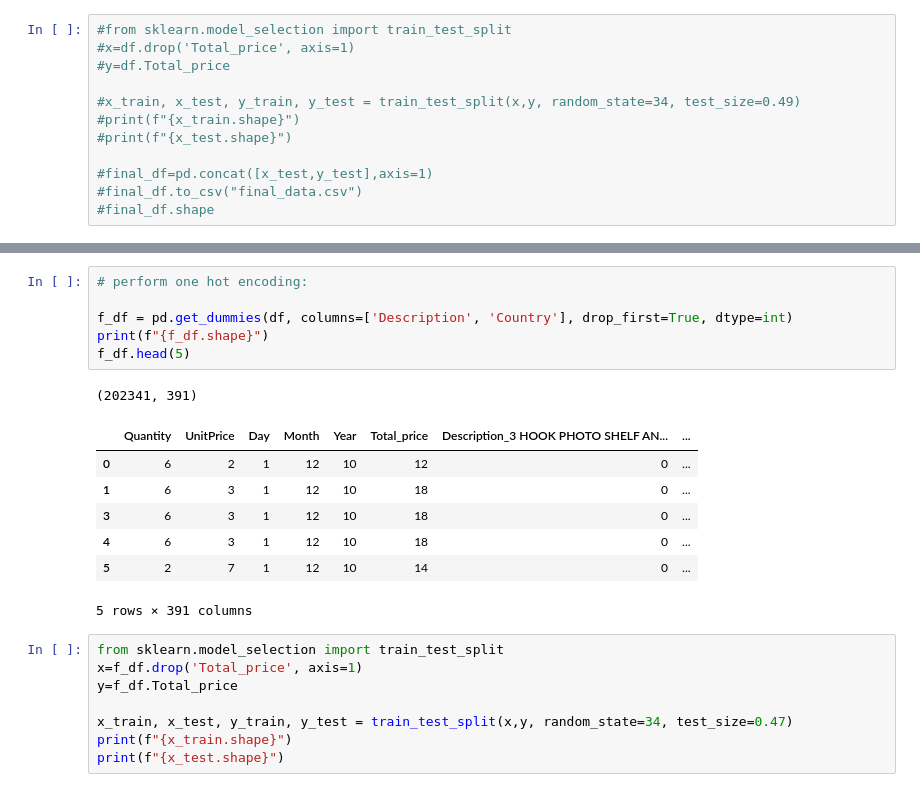
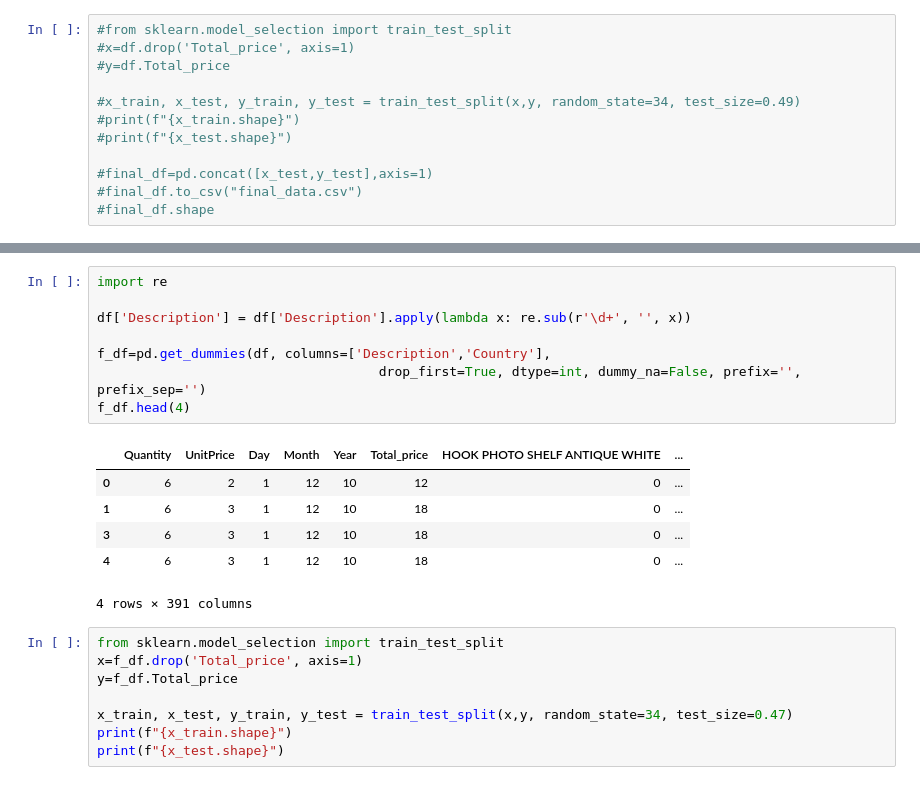
Before and after one commit to vinodkumargr/retail_transaction_pred, a Jupyter notebook: notebook_1.ipynb, the cells around one changed output, grey strips where cells are left out. Cells and saved outputs as stored; diff of their text form.

```diff
--- a/notebook_1.ipynb
+++ b/notebook_1.ipynb
@@ -396,18 +403,18 @@ df.head(5)
 # %%
-# perform one hot encoding:
+import re
 
-f_df = pd.get_dummies(df, columns=['Description', 'Country'], drop_first=True, dtype=int)
-print(f"{f_df.shape}")
-f_df.head(5)
+df['Description'] = df['Description'].apply(lambda x: re.sub(r'\d+', '', x))
+
+f_df=pd.get_dummies(df, columns=['Description','Country'],
+                                    drop_first=True, dtype=int, dummy_na=False, prefix='', prefix_sep='')
+f_df.head(4)
 # %% [output]
+|  | Quantity | UnitPrice | Day | Month | Year | Total_price | HOOK PHOTO SHELF ANTIQUE WHITE | ... |
+| 0 | 6 | 2 | 1 | 12 | 10 | 12 | 0 | ... |
+| 1 | 6 | 3 | 1 | 12 | 10 | 18 | 0 | ... |
+| 3 | 6 | 3 | 1 | 12 | 10 | 18 | 0 | ... |
+| 4 | 6 | 3 | 1 | 12 | 10 | 18 | 0 | ... |
-(202341, 391)
+4 rows × 391 columns
-|  | Quantity | UnitPrice | Day | Month | Year | Total_price | Description_3 HOOK PHOTO SHELF AN... | ... |
-| 0 | 6 | 2 | 1 | 12 | 10 | 12 | 0 | ... |
-| 1 | 6 | 3 | 1 | 12 | 10 | 18 | 0 | ... |
-| 3 | 6 | 3 | 1 | 12 | 10 | 18 | 0 | ... |
-| 4 | 6 | 3 | 1 | 12 | 10 | 18 | 0 | ... |
-| 5 | 2 | 7 | 1 | 12 | 10 | 14 | 0 | ... |
-5 rows × 391 columns
 # %%
 from sklearn.model_selection import train_test_split
 x=f_df.drop('Total_price', axis=1)
```
Also changed, not shown: parts of 4 cells of this notebook, 6 other files.
